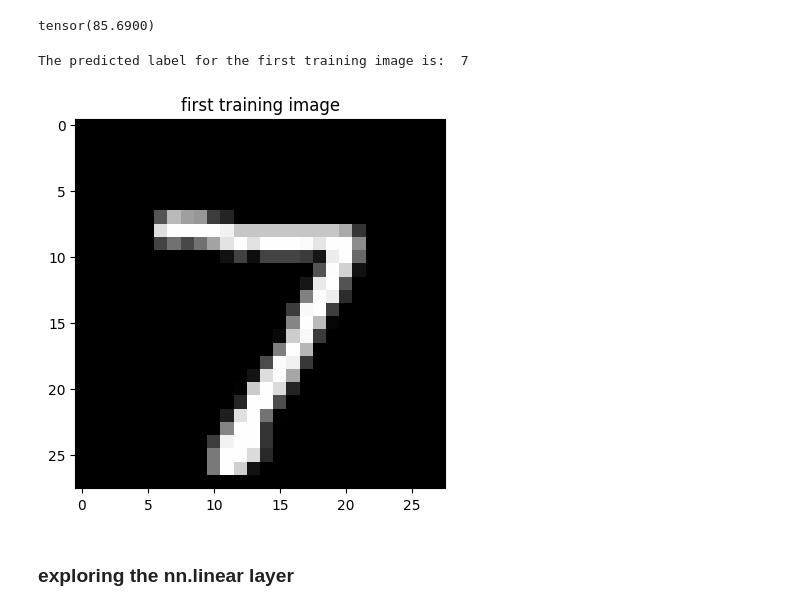
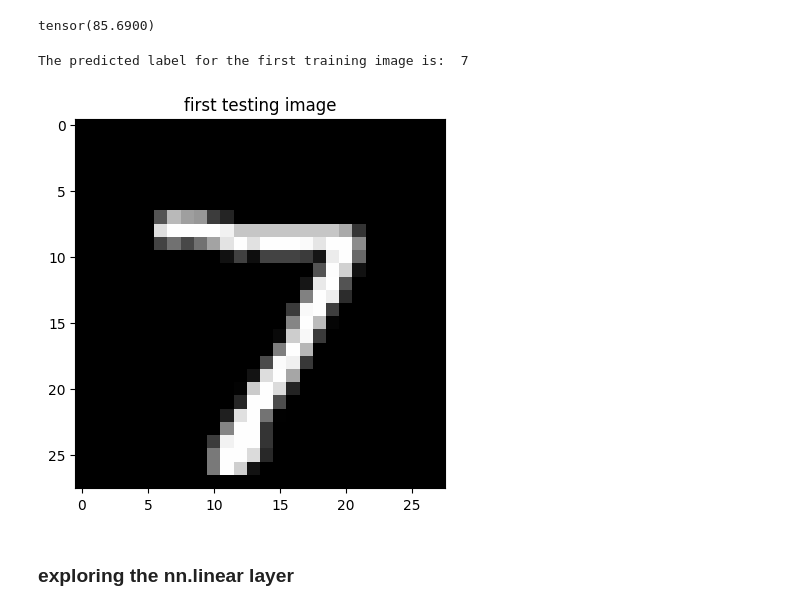
Before and after one commit to Jayadeep19/pytorch, a Jupyter notebook: pytorch/basics/Models_and_optimizers.ipynb, the cells around one changed output. Saved outputs shown, nothing was run; the diff lists cells and outputs as text; code cells hidden in the pictures.

```diff
--- a/pytorch/basics/Models_and_optimizers.ipynb
+++ b/pytorch/basics/Models_and_optimizers.ipynb
@@ -365,11 +365,11 @@ print(accuracy(predictions2, test_y_tensor)*100)
 tensor(85.6900)
 # %%
 plt.imshow(test_X[0], cmap = 'gray')
-plt.title('first training image')
+plt.title('first testing image')
 print('The predicted label for the first training image is: ',torch.argmax(predictions2[0]).item())
 # %% [output]
 The predicted label for the first training image is:  7
-[figure, old version]
+[figure, new version]
 # %% [markdown]
 ### exploring the nn.linear layer
 # %%
```
